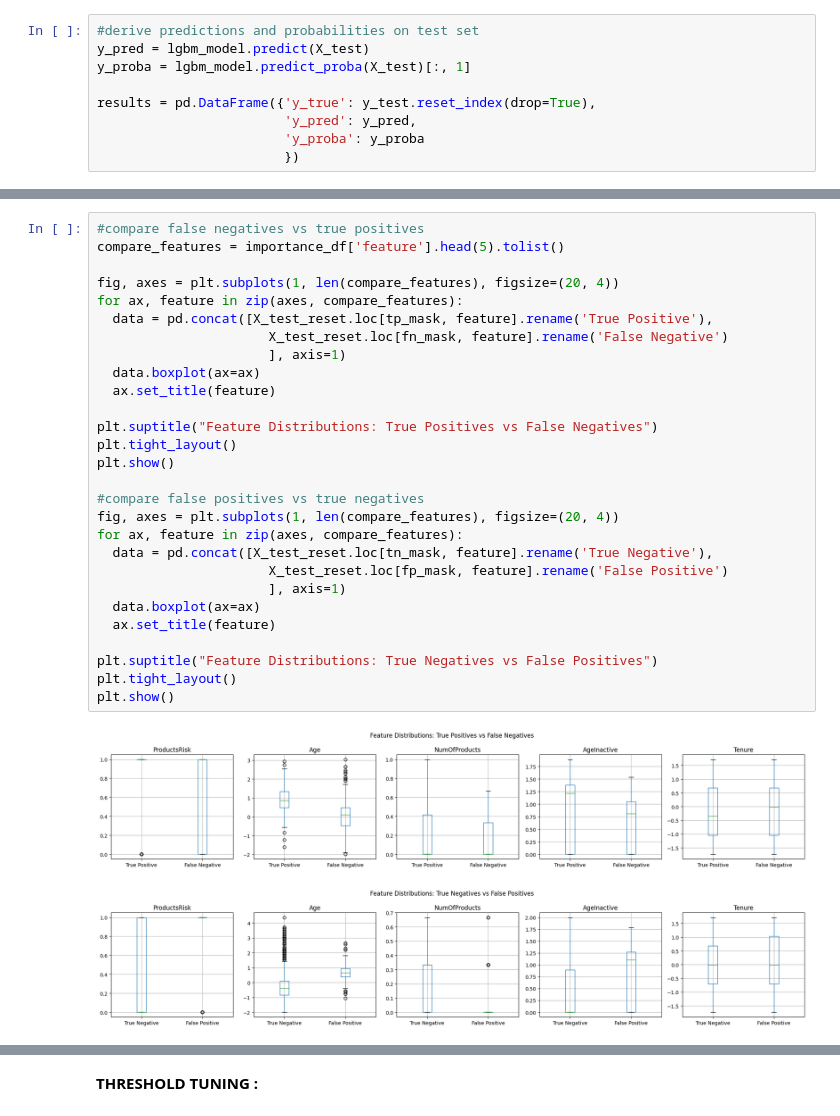
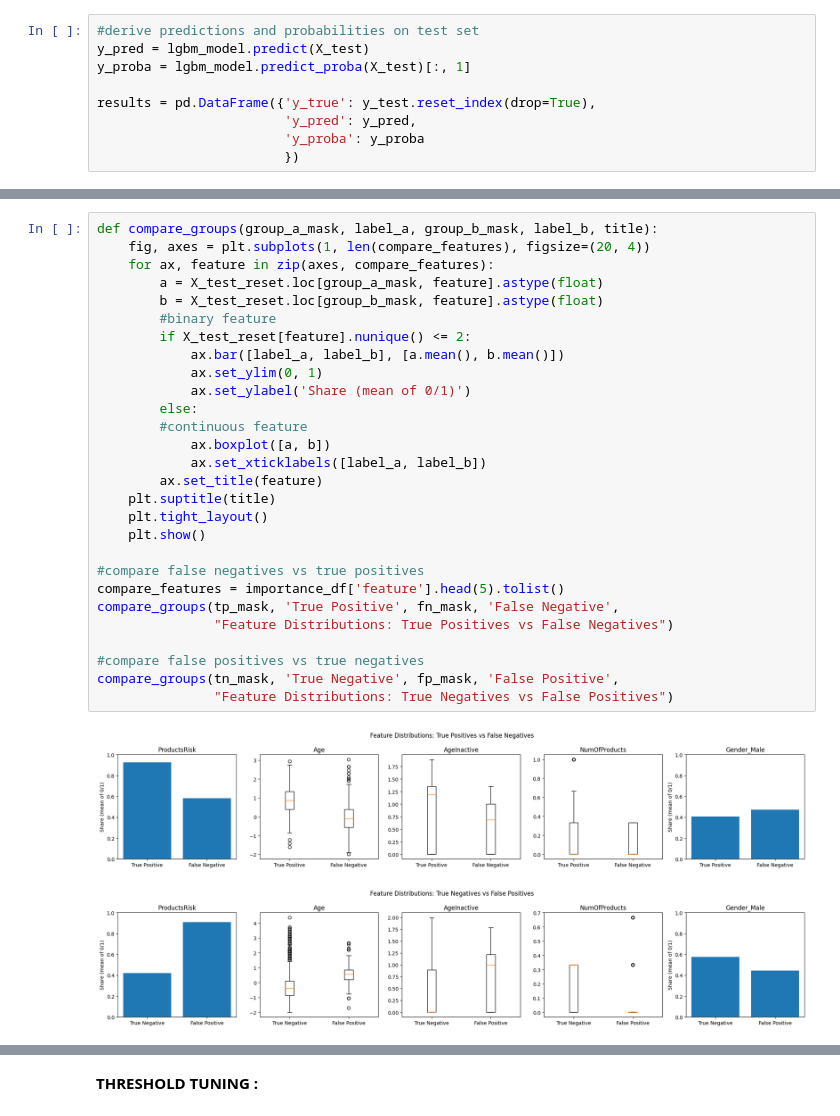
Before and after one commit to ananyapatankar/bank-customer-churn-prediction, a Jupyter notebook: notebooks/05_model_interpretation.ipynb, the cells around one changed output, grey strips where cells are left out. Cells and saved outputs as stored; diff of their text form.

```diff
--- a/notebooks/05_model_interpretation.ipynb
+++ b/notebooks/05_model_interpretation.ipynb
@@ -107,34 +105,34 @@ False Negatives: 175, False Positives: 103
-# %%
-#compare false negatives vs true positives
-compare_features = importance_df['feature'].head(5).tolist()
-
-fig, axes = plt.subplots(1, len(compare_features), figsize=(20, 4))
-for ax, feature in zip(axes, compare_features):
-  data = pd.concat([X_test_reset.loc[tp_mask, feature].rename('True Positive'),
-                      X_test_reset.loc[fn_mask, feature].rename('False Negative')
-                      ], axis=1)
-  data.boxplot(ax=ax)
-  ax.set_title(feature)
-
-plt.suptitle("Feature Distributions: True Positives vs False Negatives")
-plt.tight_layout()
-plt.show()
-
-#compare false positives vs true negatives
-fig, axes = plt.subplots(1, len(compare_features), figsize=(20, 4))
-for ax, feature in zip(axes, compare_features):
-  data = pd.concat([X_test_reset.loc[tn_mask, feature].rename('True Negative'),
-                      X_test_reset.loc[fp_mask, feature].rename('False Positive')
-                      ], axis=1)
-  data.boxplot(ax=ax)
-  ax.set_title(feature)
-
-plt.suptitle("Feature Distributions: True Negatives vs False Positives")
-plt.tight_layout()
-plt.show()
-# %% [output]
-[figure, removed]
-[figure, removed]
+# %%
+def compare_groups(group_a_mask, label_a, group_b_mask, label_b, title):
+    fig, axes = plt.subplots(1, len(compare_features), figsize=(20, 4))
+    for ax, feature in zip(axes, compare_features):
+        a = X_test_reset.loc[group_a_mask, feature].astype(float)
+        b = X_test_reset.loc[group_b_mask, feature].astype(float)
+        #binary feature
+        if X_test_reset[feature].nunique() <= 2:
+            ax.bar([label_a, label_b], [a.mean(), b.mean()])
+            ax.set_ylim(0, 1)
+            ax.set_ylabel('Share (mean of 0/1)')
+        else:
+        #continuous feature
+            ax.boxplot([a, b])
+            ax.set_xticklabels([label_a, label_b])
+        ax.set_title(feature)
+    plt.suptitle(title)
+    plt.tight_layout()
+    plt.show()
+
+#compare false negatives vs true positives
+compare_features = importance_df['feature'].head(5).tolist()
+compare_groups(tp_mask, 'True Positive', fn_mask, 'False Negative',
+               "Feature Distributions: True Positives vs False Negatives")
+
+#compare false positives vs true negatives
+compare_groups(tn_mask, 'True Negative', fp_mask, 'False Positive',
+               "Feature Distributions: True Negatives vs False Positives")
+# %% [output]
+[figure, added]
+[figure, added]
 # %% [markdown]
 From these comparisons it is seen that no single feature is responsible for the model's errors.
 
```
Also changed, not shown: parts of 18 cells of this notebook.
